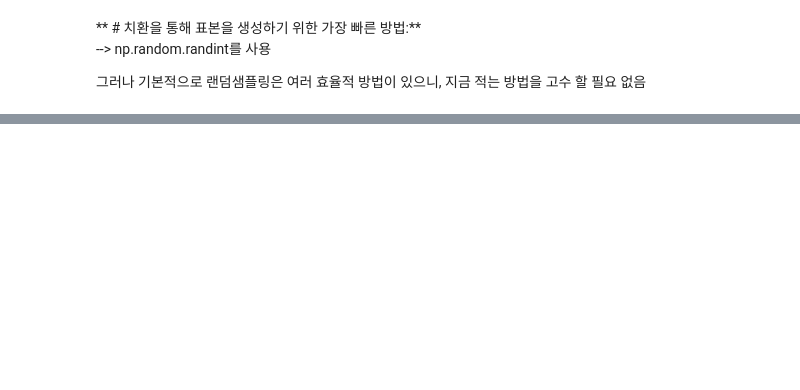
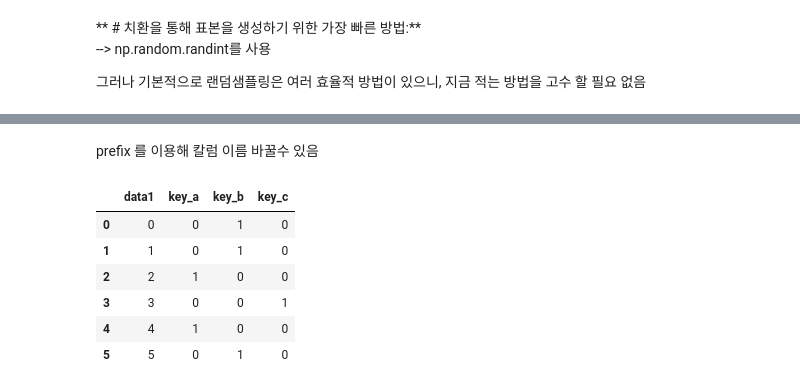
Before and after one commit to h3imdallr/TIL-datascience, a Jupyter notebook: DataPreparation.ipynb, the cells around one changed output, grey strips where cells are left out. Saved outputs shown, nothing was run; the diff lists cells and outputs as text; code cells hidden in the pictures; blank space fills up the shorter version.

```diff
--- a/DataPreparation.ipynb
+++ b/DataPreparation.ipynb
@@ -1186,0 +1186,2 @@ array([ 7,  4,  7,  4,  4,  6, -1, -1,  7,  7])
+# %%
+df = DataFrame({'key_value': ['b','b','a','c','a','b'], 'data1':range(6)})
@@ -1186,0 +1199,15 @@ array([ 7,  4,  7,  4,  4,  6, -1, -1,  7,  7])
+# %% [markdown]
+prefix 를 이용해 칼럼 이름 바꿀수 있음
+# %%
+dummies = pd.get_dummies(df['key_value'], prefix='key')
+#dummies
+df_with_dummy = df[['data1']].join(dummies)
+df_with_dummy
+# %% [output]
+|  | data1 | key_a | key_b | key_c |
+| 0 | 0 | 0 | 1 | 0 |
+| 1 | 1 | 0 | 1 | 0 |
+| 2 | 2 | 1 | 0 | 0 |
+| 3 | 3 | 0 | 0 | 1 |
+| 4 | 4 | 1 | 0 | 0 |
+| 5 | 5 | 0 | 1 | 0 |
```
Also changed, not shown: parts of 36 cells of this notebook.
